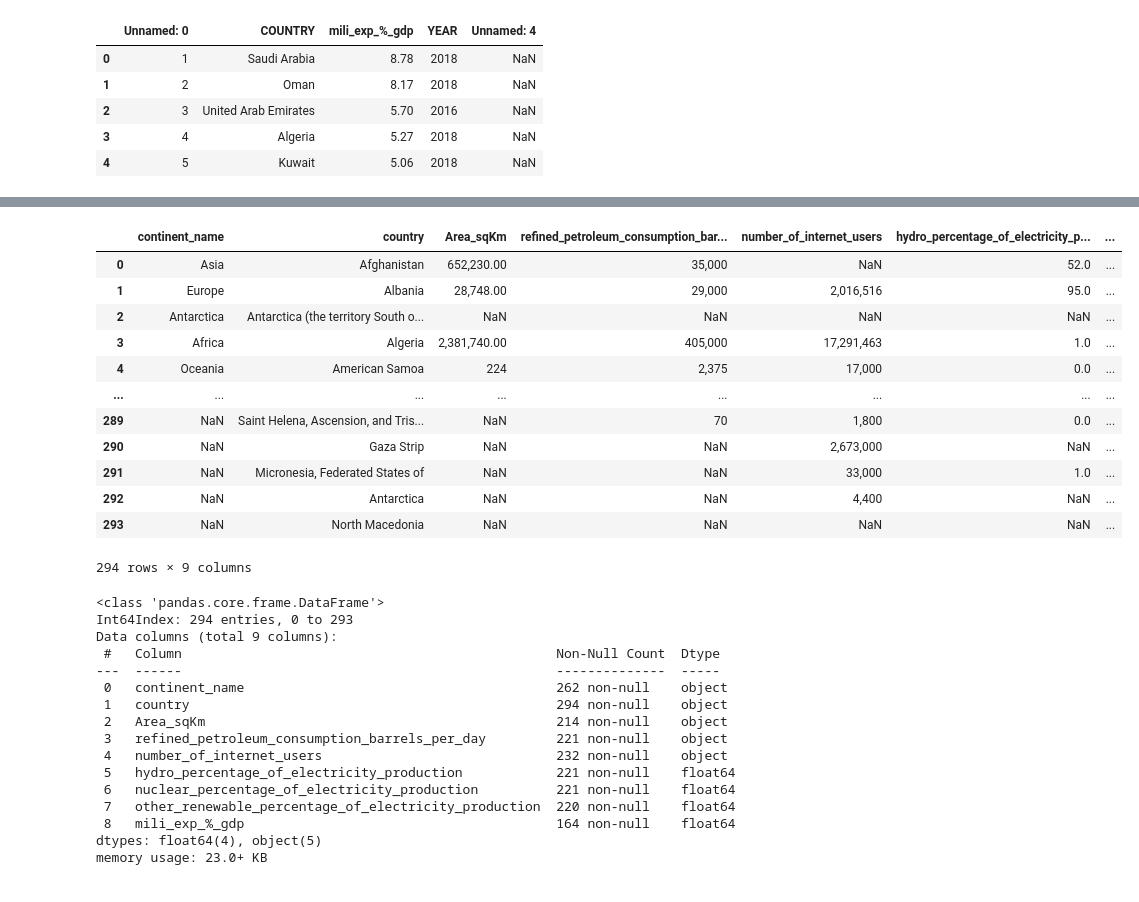
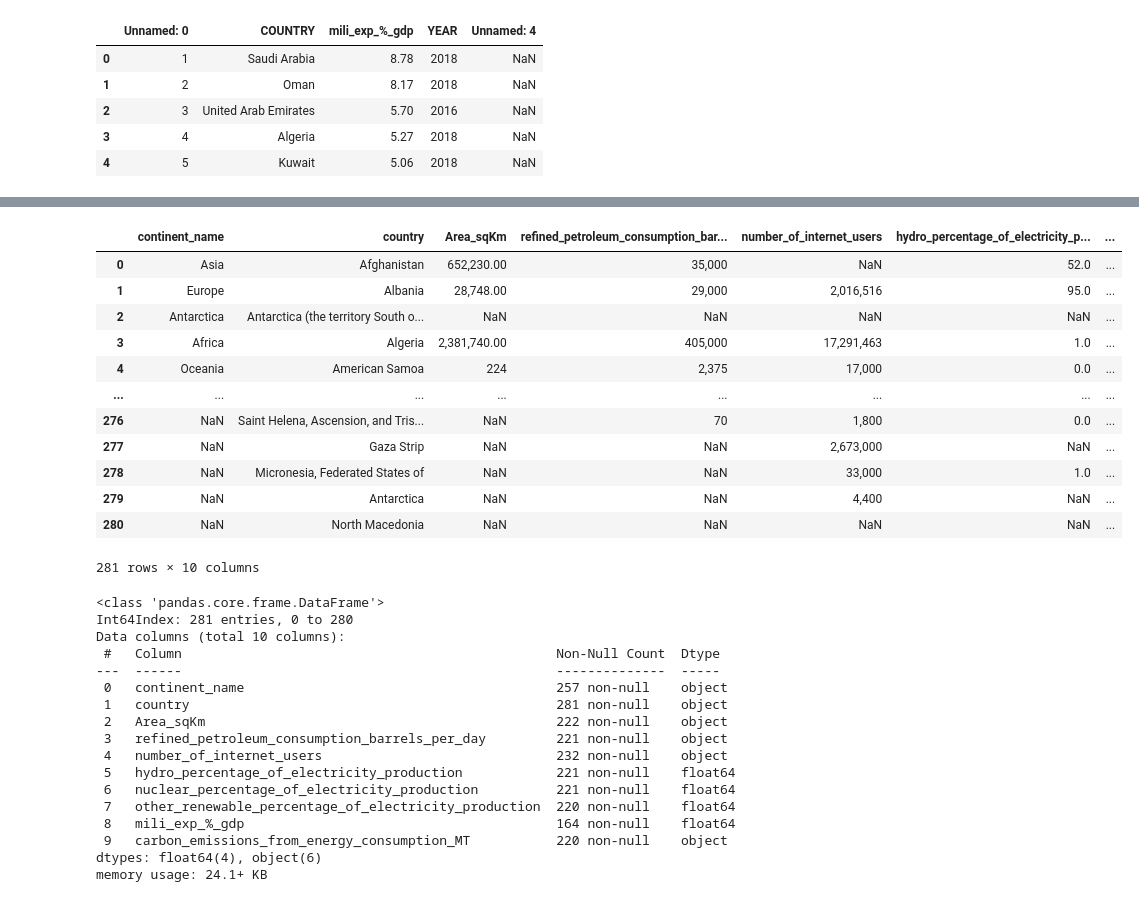
Before and after one commit to Silkways/CIA-Project, a Jupyter notebook: cia_notebook_RM.ipynb, the cells around one changed output, grey strips where cells are left out. Cells and saved outputs as stored; diff of their text form; code cells hidden in the pictures.

```diff
--- a/cia_notebook_RM.ipynb
+++ b/cia_notebook_RM.ipynb
@@ -61,6 +62,7 @@ hydro_df = pd_dict['hydroelectricity']
 nuclear_df = pd_dict['nuclearelectricity']
 otherrenew_df = pd_dict['otherrenewableelectricity']
 mili_df = pd_dict['MILIEXPENDITURE']
+co2_df = pd_dict['emissions']
 mili_df.rename(columns = {'% OF GDP':'mili_exp_%_gdp'}, inplace = True)
 # %%
 for i, row in base_df.iterrows():
@@ -104,3 +106,4 @@ df5 = df4.merge(nuclear_df, on = 'country', how = 'outer')
 df6 = df5.merge(otherrenew_df, on = 'country', how = 'outer')
 mili_df.rename(columns = {'COUNTRY':'country'}, inplace = True)
 df7 = df6.merge(mili_df, on = 'country', how = 'outer')
+df8 = df7.merge(co2_df, on = 'country', how = 'outer')
@@ -107,39 +120,40 @@ df7 = df6.merge(mili_df, on = 'country', how = 'outer')
 # %%
-final_df = df7[['continent_name','country','Area_sqKm','refined_petroleum_consumption_barrels_per_day','number_of_internet_users', 'hydro_percentage_of_electricity_production','nuclear_percentage_of_electricity_production', 'other_renewable_percentage_of_electricity_production','mili_exp_%_gdp']].copy()
+final_df = df8[['continent_name','country','Area_sqKm','refined_petroleum_consumption_barrels_per_day','number_of_internet_users', 'hydro_percentage_of_electricity_production','nuclear_percentage_of_electricity_production', 'other_renewable_percentage_of_electricity_production','mili_exp_%_gdp',"carbon_emissions_from_energy_consumption_MT"]].copy()
 final_df
 # %% [output]
 |  | continent_name | country | Area_sqKm | refined_petroleum_consumption_bar... | number_of_internet_users | hydro_percentage_of_electricity_p... | ... |
 | 0 | Asia | Afghanistan | 652,230.00 | 35,000 | NaN | 52.0 | ... |
 | 1 | Europe | Albania | 28,748.00 | 29,000 | 2,016,516 | 95.0 | ... |
 | 2 | Antarctica | Antarctica (the territory South o... | NaN | NaN | NaN | NaN | ... |
 | 3 | Africa | Algeria | 2,381,740.00 | 405,000 | 17,291,463 | 1.0 | ... |
 | 4 | Oceania | American Samoa | 224 | 2,375 | 17,000 | 0.0 | ... |
 | ... | ... | ... | ... | ... | ... | ... | ... |
-| 289 | NaN | Saint Helena, Ascension, and Tris... | NaN | 70 | 1,800 | 0.0 | ... |
-| 290 | NaN | Gaza Strip | NaN | NaN | 2,673,000 | NaN | ... |
-| 291 | NaN | Micronesia, Federated States of | NaN | NaN | 33,000 | 1.0 | ... |
-| 292 | NaN | Antarctica | NaN | NaN | 4,400 | NaN | ... |
-| 293 | NaN | North Macedonia | NaN | NaN | NaN | NaN | ... |
+| 276 | NaN | Saint Helena, Ascension, and Tris... | NaN | 70 | 1,800 | 0.0 | ... |
+| 277 | NaN | Gaza Strip | NaN | NaN | 2,673,000 | NaN | ... |
+| 278 | NaN | Micronesia, Federated States of | NaN | NaN | 33,000 | 1.0 | ... |
+| 279 | NaN | Antarctica | NaN | NaN | 4,400 | NaN | ... |
+| 280 | NaN | North Macedonia | NaN | NaN | NaN | NaN | ... |
-294 rows × 9 columns
+281 rows × 10 columns
 # %%
 final_df.info()
 # %% [output]
 <class 'pandas.core.frame.DataFrame'>
-Int64Index: 294 entries, 0 to 293
-Data columns (total 9 columns):
+Int64Index: 281 entries, 0 to 280
+Data columns (total 10 columns):
  #   Column                                                Non-Null Count  Dtype
 ---  ------                                                --------------  -----
- 0   continent_name                                        262 non-null    object
- 1   country                                               294 non-null    object
- 2   Area_sqKm                                             214 non-null    object
+ 0   continent_name                                        257 non-null    object
+ 1   country                                               281 non-null    object
+ 2   Area_sqKm                                             222 non-null    object
  3   refined_petroleum_consumption_barrels_per_day         221 non-null    object
  4   number_of_internet_users                              232 non-null    object
  5   hydro_percentage_of_electricity_production            221 non-null    float64
  6   nuclear_percentage_of_electricity_production          221 non-null    float64
  7   other_renewable_percentage_of_electricity_production  220 non-null    float64
  8   mili_exp_%_gdp                                        164 non-null    float64
-dtypes: float64(4), object(5)
-memory usage: 23.0+ KB
+ 9   carbon_emissions_from_energy_consumption_MT           220 non-null    object
+dtypes: float64(4), object(6)
+memory usage: 24.1+ KB
 # %%
 final_df['Area_sqKm'] = final_df['Area_sqKm'].str.replace(',', '')
 final_df['refined_petroleum_consumption_barrels_per_day'] = final_df['refined_petroleum_consumption_barrels_per_day'].str.replace(',', '')
```
Also changed, not shown: parts of 30 cells of this notebook.
